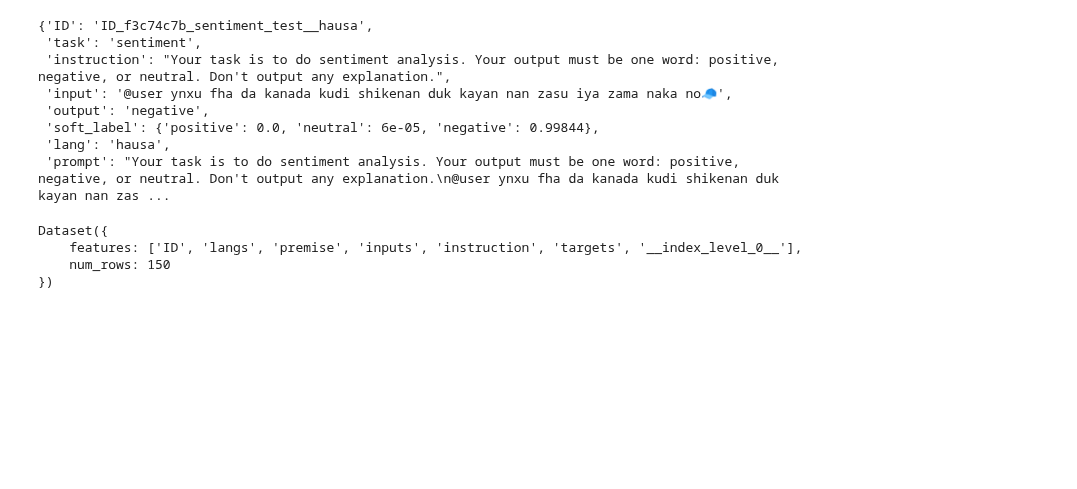
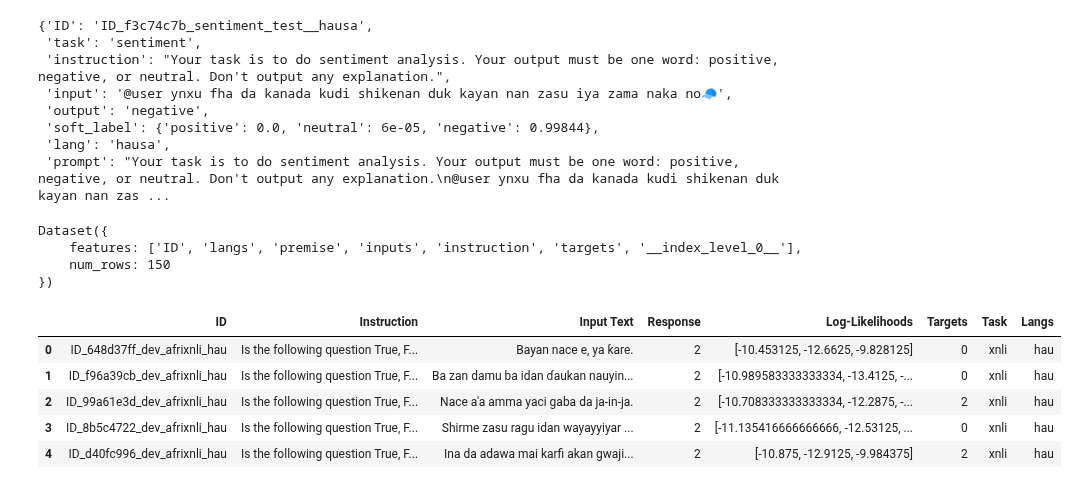
Before and after one commit to melissafasol/InkubaLM-Challenge, a Jupyter notebook: notebooks_ab/distillation.ipynb, the cells around one changed output. Cells and saved outputs as stored; diff of their text form; code cells hidden in the pictures; blank space fills up the shorter version.

```diff
--- a/notebooks_ab/distillation.ipynb
+++ b/notebooks_ab/distillation.ipynb
@@ -661,4 +707,13 @@ main(
 # %%
-swa_test = pd.read_csv(os.path.join(output_path,"swa_xnli_prediction_dev.csv"))
-hau_test = pd.read_csv(os.path.join(output_path,"hau_xnli_prediction_dev.csv"))
+swa_xnli = pd.read_csv(os.path.join(output_path,"swa_xnli_prediction_dev.csv"))
+hau_xnli = pd.read_csv(os.path.join(output_path,"hau_xnli_prediction_dev.csv"))
+# %%
+hau_xnli.head()
+# %% [output]
+|  | ID | Instruction | Input Text | Response | Log-Likelihoods | Targets | Task | Langs |
+| 0 | ID_648d37ff_dev_afrixnli_hau | Is the following question True, F... | Bayan nace e, ya ƙare. | 2 | [-10.453125, -12.6625, -9.828125] | 0 | xnli | hau |
+| 1 | ID_f96a39cb_dev_afrixnli_hau | Is the following question True, F... | Ba zan damu ba idan ɗaukan nauyin... | 2 | [-10.989583333333334, -13.4125, -... | 0 | xnli | hau |
+| 2 | ID_99a61e3d_dev_afrixnli_hau | Is the following question True, F... | Nace a'a amma yaci gaba da ja-in-ja. | 2 | [-10.708333333333334, -12.2875, -... | 2 | xnli | hau |
+| 3 | ID_8b5c4722_dev_afrixnli_hau | Is the following question True, F... | Shirme zasu ragu idan wayayyiyar ... | 2 | [-11.135416666666666, -12.53125, ... | 0 | xnli | hau |
+| 4 | ID_d40fc996_dev_afrixnli_hau | Is the following question True, F... | Ina da adawa mai karfi akan gwaji... | 2 | [-10.875, -12.9125, -9.984375] | 2 | xnli | hau |
 # %%
```
Also changed, not shown: parts of 40 cells of this notebook.
